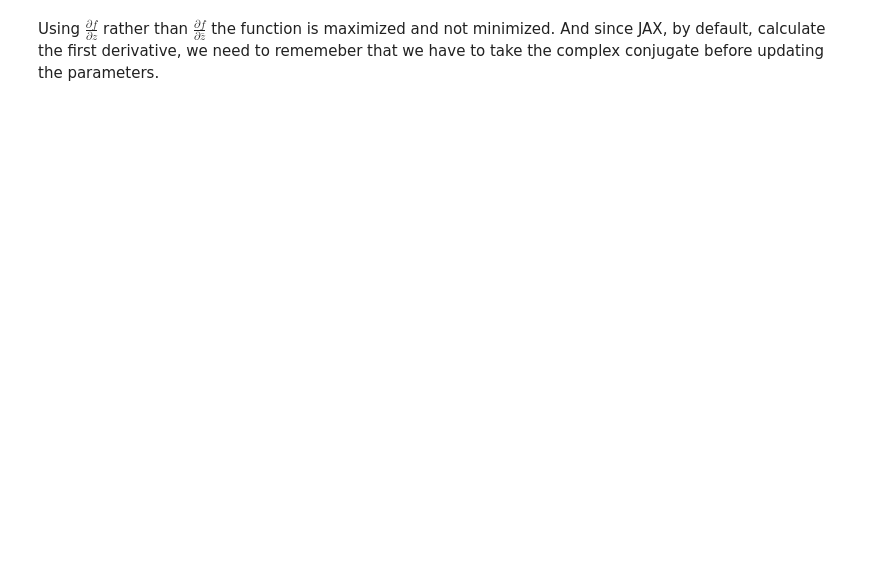
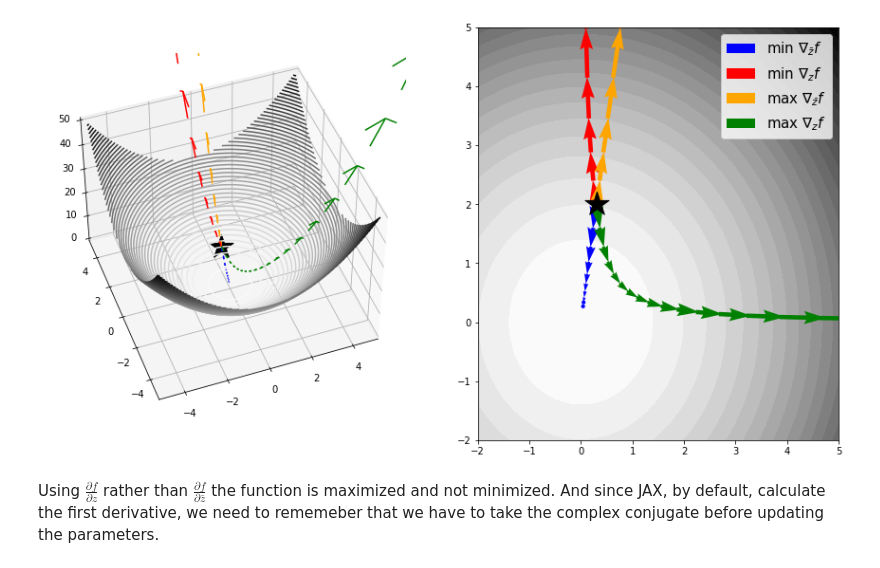
Before and after one commit to MattiaPujatti/complex-valued-deep-learning-for-condition-monitoring, a Jupyter notebook: Complex_gradient_descent.ipynb, the cells around one changed output. Drawn from its saved outputs; the diff is of its cells as text; code cells hidden in the pictures; blank space fills up the shorter version.

```diff
--- a/Complex_gradient_descent.ipynb
+++ b/Complex_gradient_descent.ipynb
@@ -82,2 +150,48 @@ ax2.legend(fontsize=15);
+# %%
+fig = plt.figure(figsize=(15,8))
+
+ax1 = fig.add_subplot(1, 2, 1, projection='3d')
+ax2 = fig.add_subplot(1, 2, 2)
+
+ax1.contour3D(x, y, z, 50, cmap='binary')
+ax2.contourf(x, y, z, 30, cmap='binary')
+
+init_point = [0.3+2.j]
+
+pts_traj_conj, fn_traj_conj = gd(func=f, init=init_point, n_epochs=10, lr=1e-1, conj=True, maximize=False)
+pts_traj, fn_traj = gd(func=f, init=init_point, n_epochs=10, lr=1e-1, conj=False, maximize=False)
+
+pts_traj_conj_max, fn_traj_conj_max = gd(func=f, init=init_point, n_epochs=10, lr=1e-1, conj=True, maximize=True)
+pts_traj_max, fn_traj_max = gd(func=f, init=init_point, n_epochs=30, lr=1e-1, conj=False, maximize=True)
+
+traj_pts = [pts_traj_conj, pts_traj, pts_traj_conj_max, pts_traj_max]
+traj_fn = [fn_traj_conj, fn_traj, fn_traj_conj_max, fn_traj_max]
+colors = ['blue', 'red', 'orange', 'green']
+labels = [r'min $\nabla_{\bar{z}}f$', r'min $\nabla_{z}f$', r'max $\nabla_{\bar{z}}f$', r'max $\nabla_{z}f$']
+
+for i in range(4):
+    xp = traj_pts[i].real
+    yp = traj_pts[i].imag
+    zp = traj_fn[i].real
+
+    ax2.quiver(xp[:-1], yp[:-1], np.diff(xp), np.diff(yp), color=colors[i], scale=6., width=0.012, label=labels[i])
+
+    ax1.quiver(xp[:-1], yp[:-1], zp[:-1], np.diff(xp), np.diff(yp), np.diff(zp),
+               color=colors[i], label=labels[i], length=.5)
+
+ax1.scatter(0.3, 2, f(*init_point), s=700, color='black', marker='*')
+ax2.scatter(0.3, 2, s=700, color='black', marker='*')
+
+ax1.set_xlim(-5,5)
+ax1.set_ylim(-5,5)
+ax1.set_zlim(0,50)
+ax1.view_init(45, 250)
+#ax1.legend(fontsize=15);
+
+ax2.set_xlim(-2,5)
+ax2.set_ylim(-2,5)
+ax2.legend(fontsize=15);
+# %% [output]
+[figure, added]
 # %% [markdown]
 Using $\frac{\partial f}{\partial z}$ rather than $\frac{\partial f}{\partial \bar{z}}$ the function is maximized and not minimized. And since JAX, by default, calculate the first derivative, we need to rememeber that we have to take the complex conjugate before updating the parameters.
```
Also changed, not shown: parts of 19 cells of this notebook, 2 other files.
